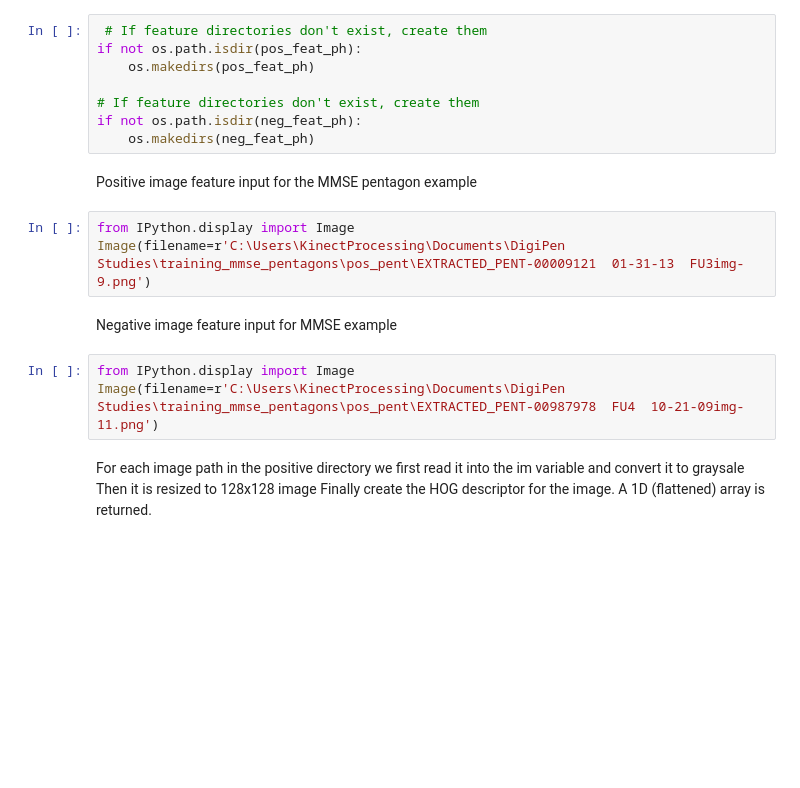
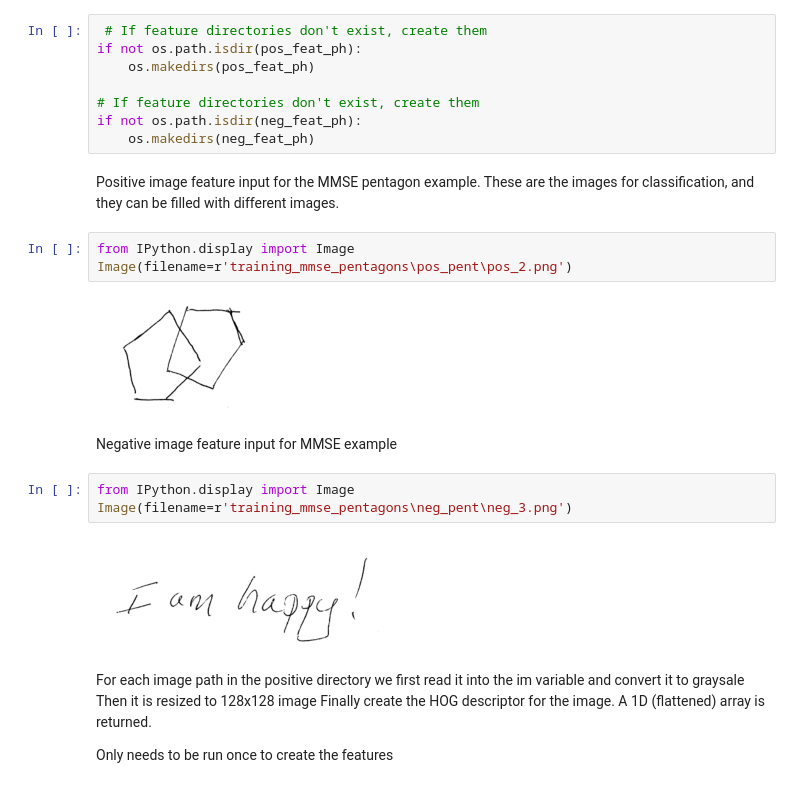
Before and after one commit to ttruty/object-detector, a Jupyter notebook: object-detection.ipynb, the cells around one changed output. Saved outputs shown, nothing was run; the diff lists cells and outputs as text; blank space fills up the shorter version.

```diff
--- a/object-detection.ipynb
+++ b/object-detection.ipynb
@@ -66,17 +82,23 @@ if not os.path.isdir(pos_feat_ph):
 if not os.path.isdir(neg_feat_ph):
     os.makedirs(neg_feat_ph)
 # %% [markdown]
-Positive image feature input for the MMSE pentagon example
+Positive image feature input for the MMSE pentagon example. These are the images for classification, and they can be filled with different images.
 # %%
 from IPython.display import Image
-Image(filename=r'C:\Users\KinectProcessing\Documents\DigiPen Studies\training_mmse_pentagons\pos_pent\EXTRACTED_PENT-00009121  01-31-13  FU3img-9.png')
+Image(filename=r'training_mmse_pentagons\pos_pent\pos_2.png')
+# %% [output]
+[figure, added]
 # %% [markdown]
 Negative image feature input for MMSE example
 # %%
 from IPython.display import Image
-Image(filename=r'C:\Users\KinectProcessing\Documents\DigiPen Studies\training_mmse_pentagons\pos_pent\EXTRACTED_PENT-00987978  FU4  10-21-09img-11.png')
+Image(filename=r'training_mmse_pentagons\neg_pent\neg_3.png')
+# %% [output]
+[figure, added]
 # %% [markdown]
 For each image path in the positive directory we first read it into the im variable and convert it to graysale
 Then it is resized to 128x128 image
 Finally create the HOG descriptor for the image. A 1D (flattened) array is returned.
+
+Only needs to be run once to create the features
 # %%
```
Also changed, not shown: parts of 18 cells of this notebook, 31 other files.
